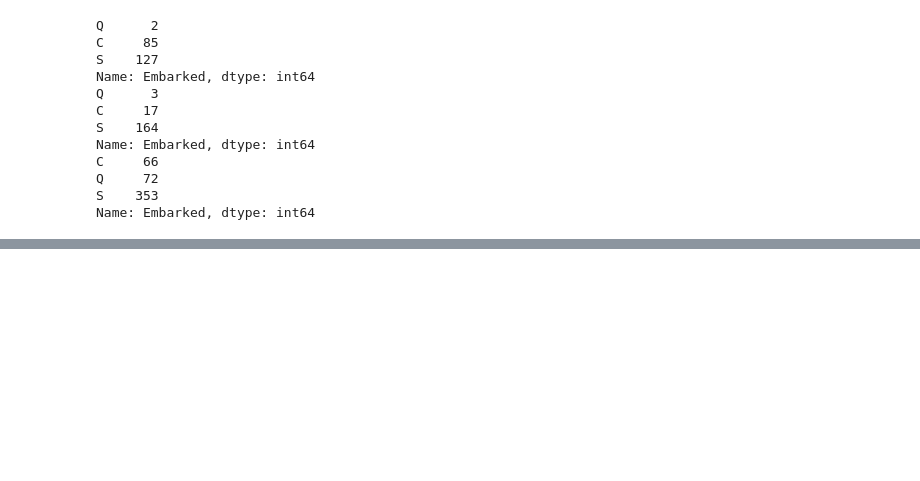
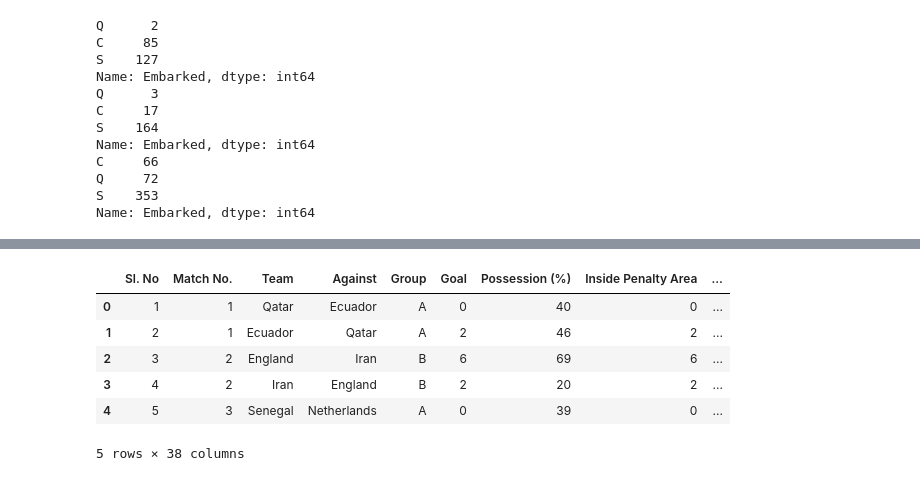
Before and after one commit to khadar786/CampusX, a Jupyter notebook: Tasks/Task 19.ipynb, the cells around one changed output, grey strips where cells are left out. Saved outputs shown, nothing was run; the diff lists cells and outputs as text; code cells hidden in the pictures; blank space fills up the shorter version.

```diff
--- a/Tasks/Task 19.ipynb
+++ b/Tasks/Task 19.ipynb
@@ -48,0 +85,10 @@ Name: Embarked, dtype: int64
+# %%
+fifa_df.head()
+# %% [output]
+|  | Sl. No | Match No. | Team | Against | Group | Goal | Possession (%) | Inside Penalty Area | ... |
+| 0 | 1 | 1 | Qatar | Ecuador | A | 0 | 40 | 0 | ... |
+| 1 | 2 | 1 | Ecuador | Qatar | A | 2 | 46 | 2 | ... |
+| 2 | 3 | 2 | England | Iran | B | 6 | 69 | 6 | ... |
+| 3 | 4 | 2 | Iran | England | B | 2 | 20 | 2 | ... |
+| 4 | 5 | 3 | Senegal | Netherlands | A | 0 | 39 | 0 | ... |
+5 rows × 38 columns
```
Also changed, not shown: parts of 10 cells of this notebook, 1 other file.
